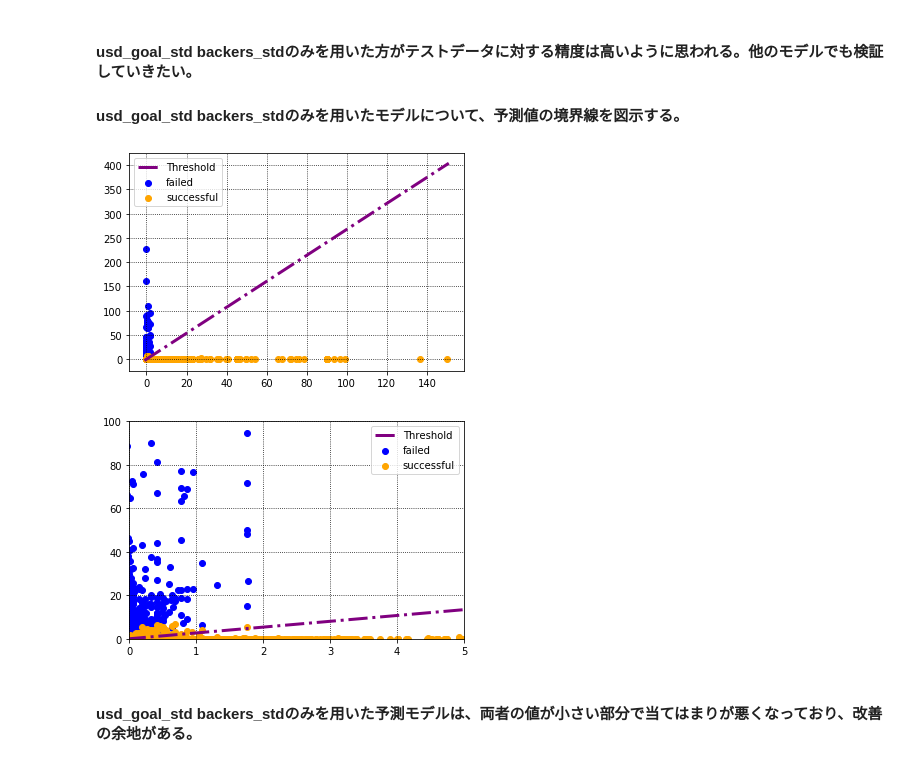
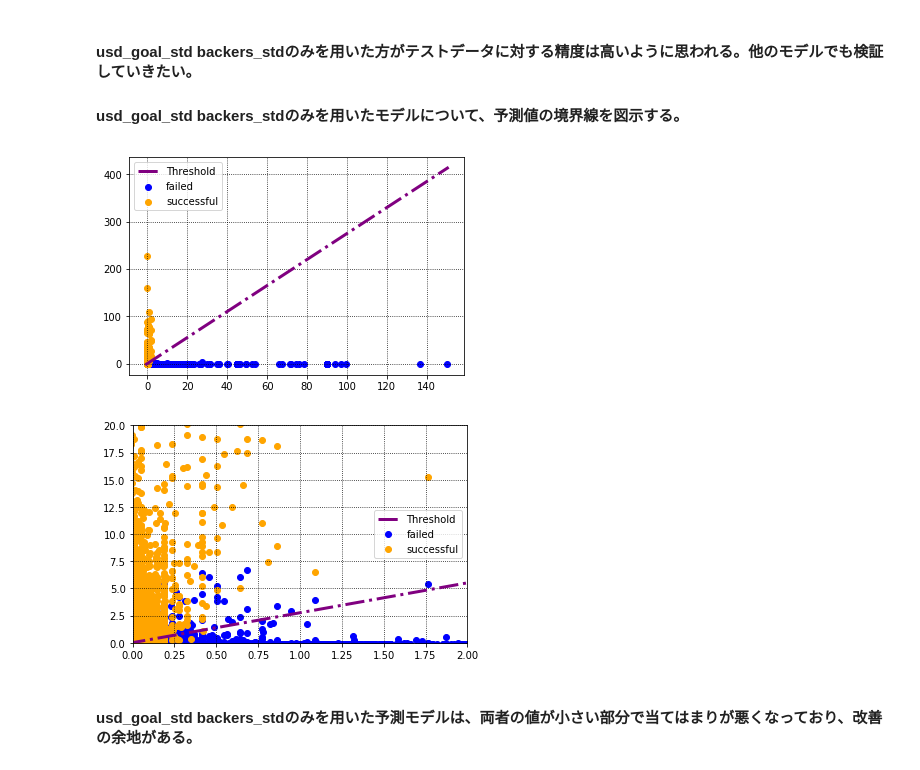
Before and after one commit to energygorilla/skillupAI, a Jupyter notebook: Day1_work_清水源一郎.ipynb, the cells around one changed output. Saved outputs shown, nothing was run; the diff lists cells and outputs as text; code cells hidden in the pictures.

```diff
--- a/Day1_work_清水源一郎.ipynb
+++ b/Day1_work_清水源一郎.ipynb
@@ -599,8 +599,8 @@ F1値（F1-score） = 79.287%
 #### usd_goal_std backers_stdのみを用いたモデルについて、予測値の境界線を図示する。
 # %%
 # データをプロット
-df_success_2 = df_ks_2[df_ks_2['state']==0]
-df_fail_2 = df_ks_2[df_ks_2['state']==1]
+df_success_2 = df_ks_2[df_ks_2['state']==1]
+df_fail_2 = df_ks_2[df_ks_2['state']==0]
 
 plt.grid(which='major',color='black',linestyle=':')
 plt.grid(which='minor',color='black',linestyle=':')
@@ -612,31 +612,30 @@ x = df_ks_2['usd_goal_real_std']
 line_x = np.arange(np.min(x) - 1, np.max(x) + 1)
 line_y = - line_x * w[0, 0] / w[0, 1] - w0 / w[0, 1]
 plt.plot(line_x, line_y, linestyle='-.', linewidth=3, color='purple', label='Threshold')
-#plt.ylim([np.min(x2) - 1, np.max(x3) + 1])
 plt.legend(loc='best')
 plt.show()
 # %% [output]
-[figure, old version]
+[figure, new version]
 # %%
 # データをプロット
-df_success_2 = df_ks_2[df_ks_2['state']==0]
-df_fail_2 = df_ks_2[df_ks_2['state']==1]
+df_success_2 = df_ks_2[df_ks_2['state']==1]
+df_fail_2 = df_ks_2[df_ks_2['state']==0]
 
 plt.grid(which='major',color='black',linestyle=':')
 plt.grid(which='minor',color='black',linestyle=':')
 plt.scatter(df_fail_2['usd_goal_real_std'], df_fail_2['backers_std'], color='b', label='failed')
 plt.scatter(df_success_2['usd_goal_real_std'], df_success_2['backers_std'], color='orange', label='successful')
 
 # 境界線をプロットして表示
 x = df_ks_2['usd_goal_real_std']
 line_x = np.arange(np.min(x) - 1, np.max(x) + 1)
 line_y = - line_x * w[0, 0] / w[0, 1] - w0 / w[0, 1]
 plt.plot(line_x, line_y, linestyle='-.', linewidth=3, color='purple', label='Threshold')
-plt.xlim([0,5])
-plt.ylim([0,100])
+plt.xlim([0,2])
+plt.ylim([0,20])
 plt.legend(loc='best')
 plt.show()
 # %% [output]
-[figure, old version]
+[figure, new version]
 # %% [markdown]
 #### usd_goal_std backers_stdのみを用いた予測モデルは、両者の値が小さい部分で当てはまりが悪くなっており、改善の余地がある。
```
Also changed, not shown: parts of 8 cells of this notebook.
